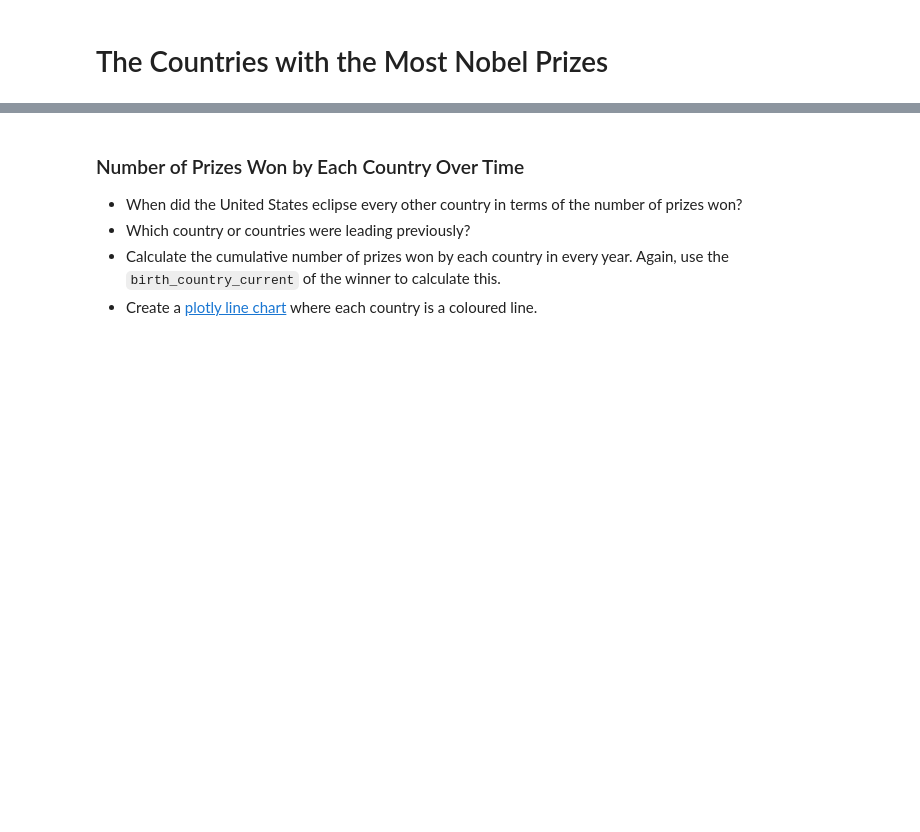
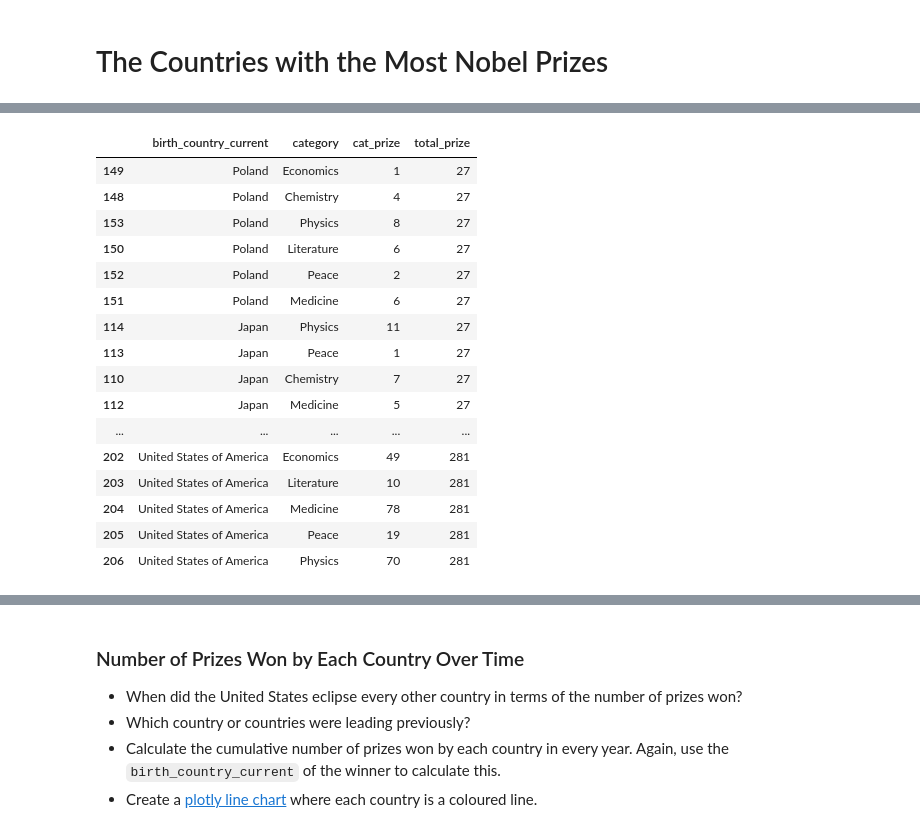
Before and after one commit to Dominiq01/100_days_of_code_Python, a Jupyter notebook: Day_79/Day_79 Nobel_Prize_Analysis_(start).ipynb, the cells around one changed output, grey strips where cells are left out. Cells and saved outputs as stored; diff of their text form; code cells hidden in the pictures; blank space fills up the shorter version.

```diff
--- a/Day_79/Day_79 Nobel_Prize_Analysis_(start).ipynb
+++ b/Day_79/Day_79 Nobel_Prize_Analysis_(start).ipynb
@@ -396,3 +621,6 @@ The hard part is preparing the data for this chart!
 *Hint*: Take a two-step approach. The first step is grouping the data by country and category. Then you can create a DataFrame that looks something like this:
 
 <img src=https://i.imgur.com/VKjzKa1.png width=450>
+# %%
+top20_countries_by_cat = df_data.groupby(['birth_country_current', 'category']).agg(cat_prize=('prize', 'count')).reset_index()
+top20_countries_by_cat['total_prize'] = top20_countries_by_cat.groupby('birth_country_current')['cat_prize'].transform('sum')
@@ -398,0 +641,23 @@ The hard part is preparing the data for this chart!
+# %%
+top_20_names = top20_countries_by_cat.sort_values(by='total_prize', ascending=False)['birth_country_current'].unique()[:20]
+top20_df = top20_countries_by_cat[top20_countries_by_cat['birth_country_current'].isin(top_20_names)]
+top20_df = top20_df.sort_values('total_prize', ascending=True)
+top20_df.tail(40)
+# %% [output]
+|  | birth_country_current | category | cat_prize | total_prize |
+| 149 | Poland | Economics | 1 | 27 |
+| 148 | Poland | Chemistry | 4 | 27 |
+| 153 | Poland | Physics | 8 | 27 |
+| 150 | Poland | Literature | 6 | 27 |
+| 152 | Poland | Peace | 2 | 27 |
+| 151 | Poland | Medicine | 6 | 27 |
+| 114 | Japan | Physics | 11 | 27 |
+| 113 | Japan | Peace | 1 | 27 |
+| 110 | Japan | Chemistry | 7 | 27 |
+| 112 | Japan | Medicine | 5 | 27 |
+| ... | ... | ... | ... | ... |
+| 202 | United States of America | Economics | 49 | 281 |
+| 203 | United States of America | Literature | 10 | 281 |
+| 204 | United States of America | Medicine | 78 | 281 |
+| 205 | United States of America | Peace | 19 | 281 |
+| 206 | United States of America | Physics | 70 | 281 |
```
Also changed, not shown: parts of 22 cells of this notebook.
